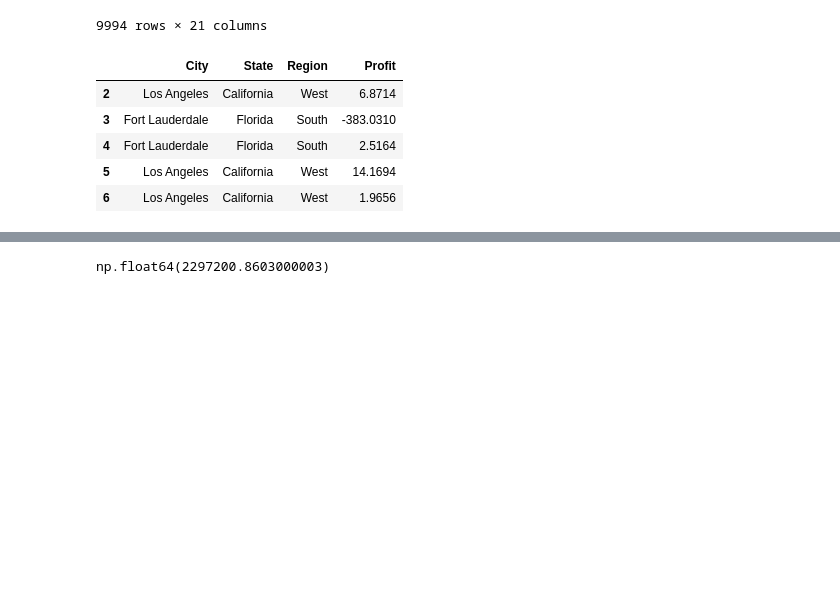
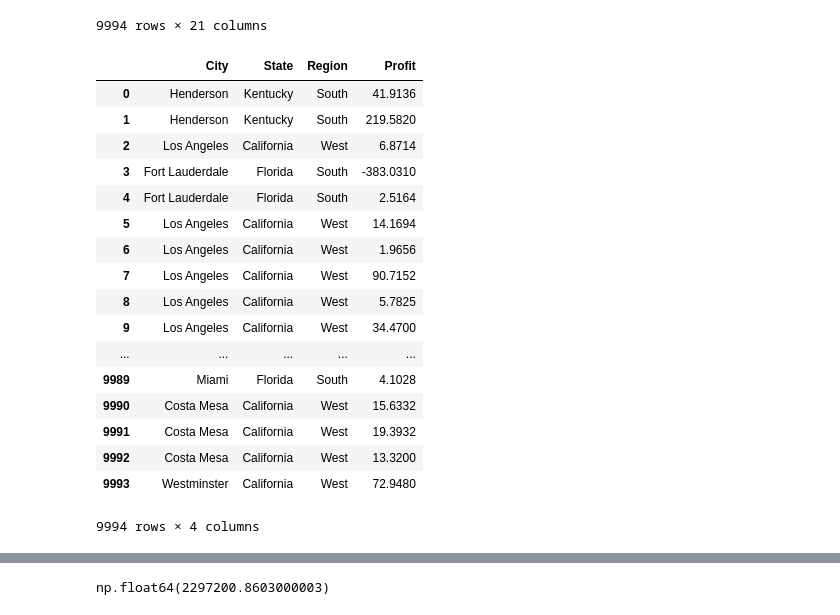
Before and after one commit to abhiDudhe/numpy, a Jupyter notebook: Assignment/task1.ipynb, the cells around one changed output, grey strips where cells are left out. Saved outputs shown, nothing was run; the diff lists cells and outputs as text; code cells hidden in the pictures; blank space fills up the shorter version.

```diff
--- a/Assignment/task1.ipynb
+++ b/Assignment/task1.ipynb
@@ -127,15 +146,28 @@ df
 # %%
 # 9.take a slice from the dataframe based on the
 # columns city, state, region, profit columns
 
-df.loc[2:6,["City", "State", "Region", "Profit"]]
+SliceOfDf=df.loc[:,["City", "State", "Region", "Profit"]]
+SliceOfDf
 # %% [output]
 |  | City | State | Region | Profit |
+| 0 | Henderson | Kentucky | South | 41.9136 |
+| 1 | Henderson | Kentucky | South | 219.5820 |
 | 2 | Los Angeles | California | West | 6.8714 |
 | 3 | Fort Lauderdale | Florida | South | -383.0310 |
 | 4 | Fort Lauderdale | Florida | South | 2.5164 |
 | 5 | Los Angeles | California | West | 14.1694 |
 | 6 | Los Angeles | California | West | 1.9656 |
+| 7 | Los Angeles | California | West | 90.7152 |
+| 8 | Los Angeles | California | West | 5.7825 |
+| 9 | Los Angeles | California | West | 34.4700 |
+| ... | ... | ... | ... | ... |
+| 9989 | Miami | Florida | South | 4.1028 |
+| 9990 | Costa Mesa | California | West | 15.6332 |
+| 9991 | Costa Mesa | California | West | 19.3932 |
+| 9992 | Costa Mesa | California | West | 13.3200 |
+| 9993 | Westminster | California | West | 72.9480 |
+9994 rows × 4 columns
 # %%
 #10 Take a slice based on data available at 1000 to
 # 1500 position and columns from 4 to 8
```
Also changed, not shown: parts of 18 cells of this notebook, 1 other file.
